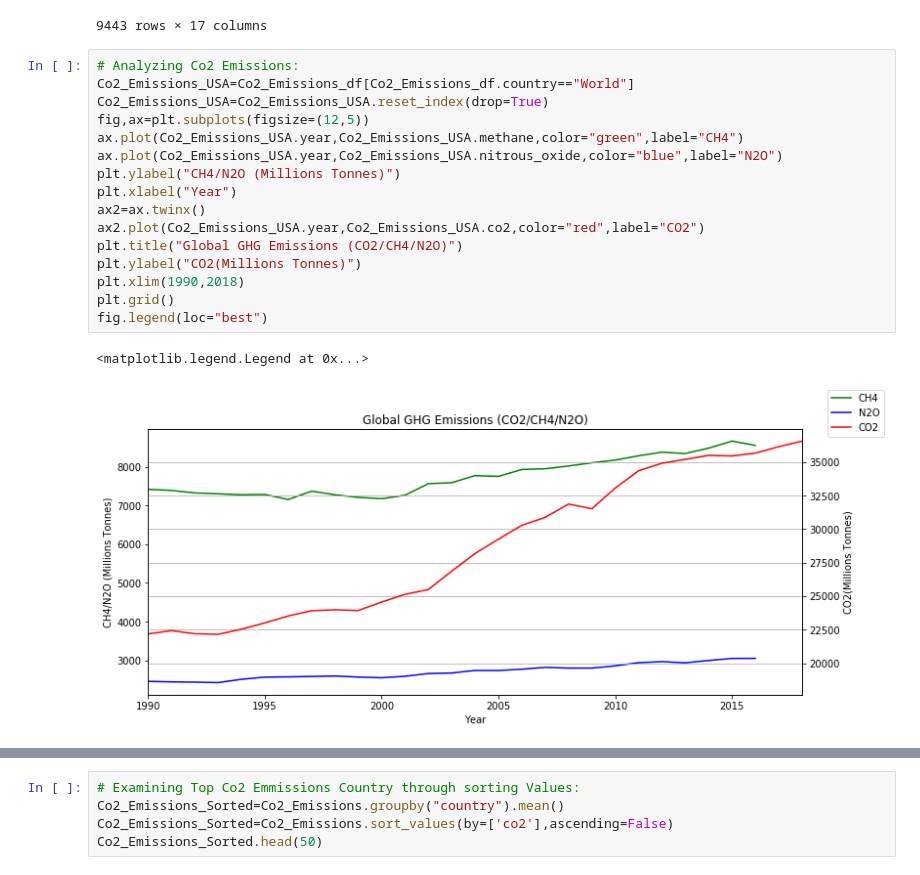
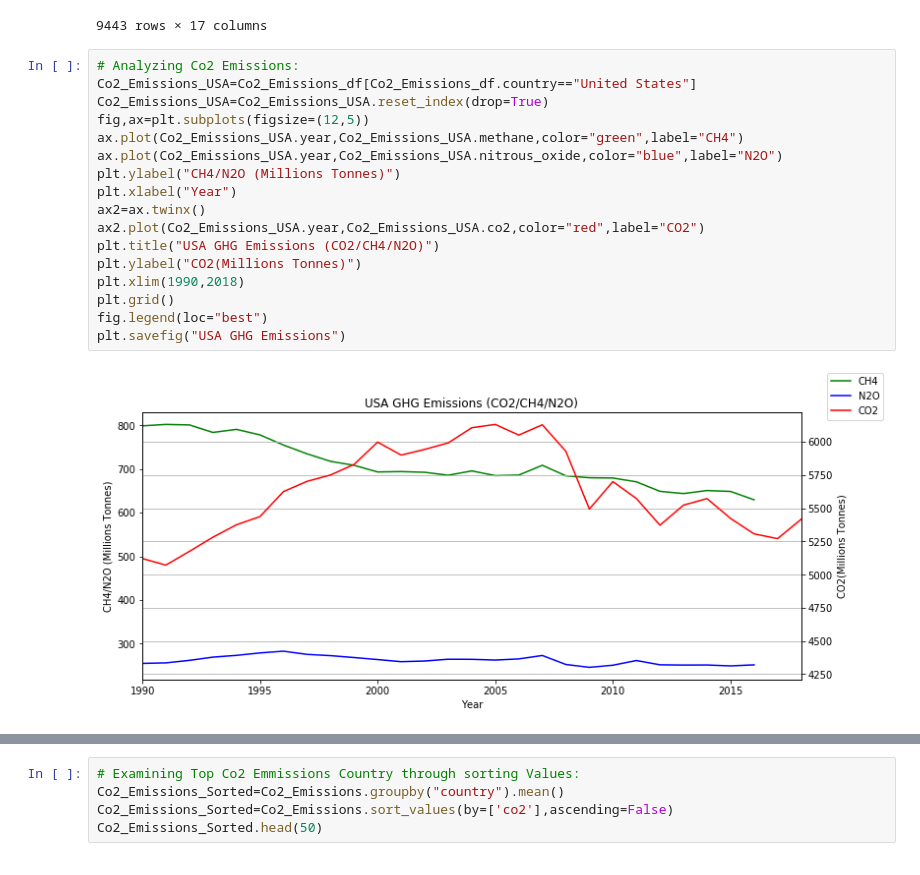
Before and after one commit to sarahgao22sg/Project1, a Jupyter notebook: CO2 Emissions Analysis_Country/CO2 Analysis Code.ipynb, the cells around one changed output, grey strips where cells are left out. Drawn from its saved outputs; the diff is of its cells as text.

```diff
--- a/CO2 Emissions Analysis_Country/CO2 Analysis Code.ipynb
+++ b/CO2 Emissions Analysis_Country/CO2 Analysis Code.ipynb
@@ -77,23 +77,23 @@ Co2_Emissions_df
 9443 rows × 17 columns
 # %%
 # Analyzing Co2 Emissions:
-Co2_Emissions_USA=Co2_Emissions_df[Co2_Emissions_df.country=="World"]
+Co2_Emissions_USA=Co2_Emissions_df[Co2_Emissions_df.country=="United States"]
 Co2_Emissions_USA=Co2_Emissions_USA.reset_index(drop=True)
 fig,ax=plt.subplots(figsize=(12,5))
 ax.plot(Co2_Emissions_USA.year,Co2_Emissions_USA.methane,color="green",label="CH4")
 ax.plot(Co2_Emissions_USA.year,Co2_Emissions_USA.nitrous_oxide,color="blue",label="N2O")
 plt.ylabel("CH4/N2O (Millions Tonnes)")
 plt.xlabel("Year")
 ax2=ax.twinx()
 ax2.plot(Co2_Emissions_USA.year,Co2_Emissions_USA.co2,color="red",label="CO2")
-plt.title("Global GHG Emissions (CO2/CH4/N2O)")
+plt.title("USA GHG Emissions (CO2/CH4/N2O)")
 plt.ylabel("CO2(Millions Tonnes)")
 plt.xlim(1990,2018)
 plt.grid()
 fig.legend(loc="best")
+plt.savefig("USA GHG Emissions")
 # %% [output]
-<matplotlib.legend.Legend at 0x...>
-[figure, old version]
+[figure, new version]
 # %%
 # Analyzing CH4 Emissions:
 Co2_Emissions_USA=Co2_Emissions_df[Co2_Emissions_df.country=="United States"]
```
Also changed, not shown: parts of 7 cells of this notebook, 4 other files.
